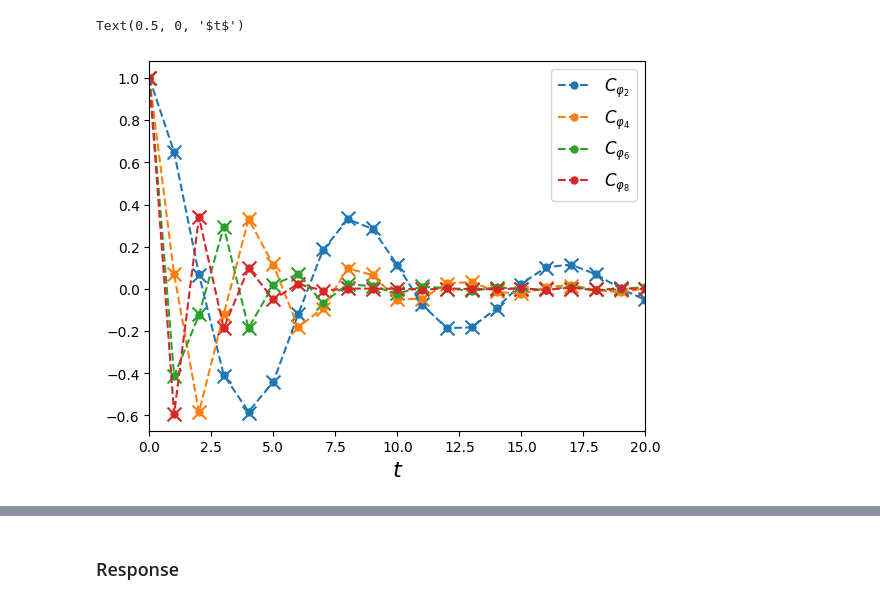
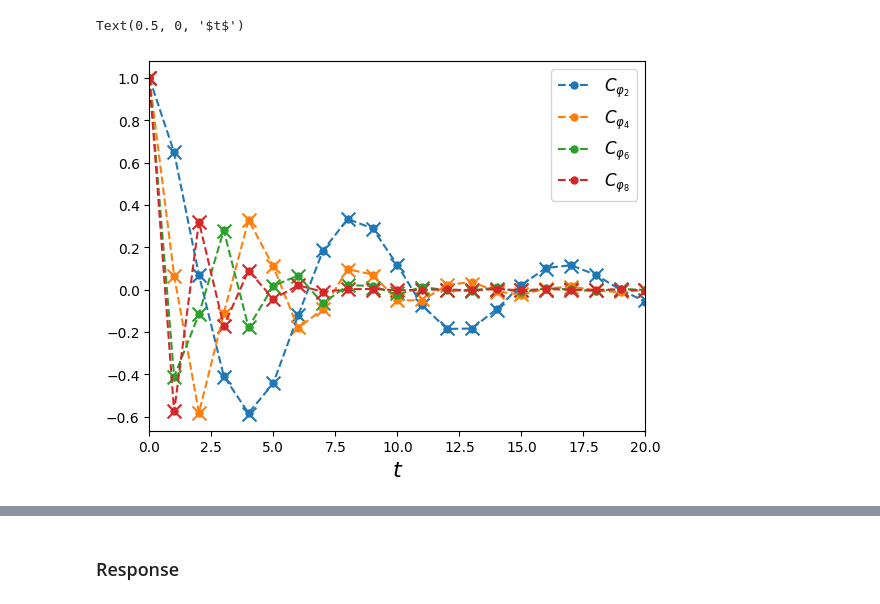
Before and after one commit to niccozagli/KoopmanismResponse, a Jupyter notebook: notebooks/GeneralisedArnoldMap.ipynb, the cells around one changed output, grey strips where cells are left out. Drawn from its saved outputs; the diff is of its cells as text; code cells hidden in the pictures.

```diff
--- a/notebooks/GeneralisedArnoldMap.ipynb
+++ b/notebooks/GeneralisedArnoldMap.ipynb
@@ -15,5 +16,6 @@ import pickle
 two_dim_map = Arnold_map()
 # %%
 two_dim_map.set_random_initial_condition()
+two_dim_map.M = 2*10**6
 t, X = two_dim_map.integrate()
 # %%
@@ -37,18 +47,19 @@ ax.set_aspect('equal')
 # %%
 numbers = [1,3,5,7]
 nlags = 30
-Phi_traj = edmd.evaluate_koopman_eigenfunctions_batch(X,V)
+max_time = min(X.shape[0],10**5)
+Phi_traj = edmd.evaluate_koopman_eigenfunctions_batch(X[:max_time,:],V)
 fig , ax = plt.subplots()
 
 for i,number in enumerate(numbers):
     lags, cf = get_acf(Phi_traj[:,number], nlags = nlags,Dt=1)
     cf_th = np.real( nus[number]**lags )
     ax.plot(lags,cf/cf[0],'--o',label= fr"$C_{{ \varphi_{number+1} }}$",markersize=5 )
     ax.scatter(lags,cf_th /cf_th[0],marker= 'x',s=100 )
     ax.set_xlim(0,20)
 
 ax.legend(fontsize=12)
 ax.set_xlabel("$t$",size=16)
 # %% [output]
 Text(0.5, 0, '$t$')
-[figure, old version]
+[figure, new version]
```
Also changed, not shown: parts of 23 cells of this notebook, 4 other files.
